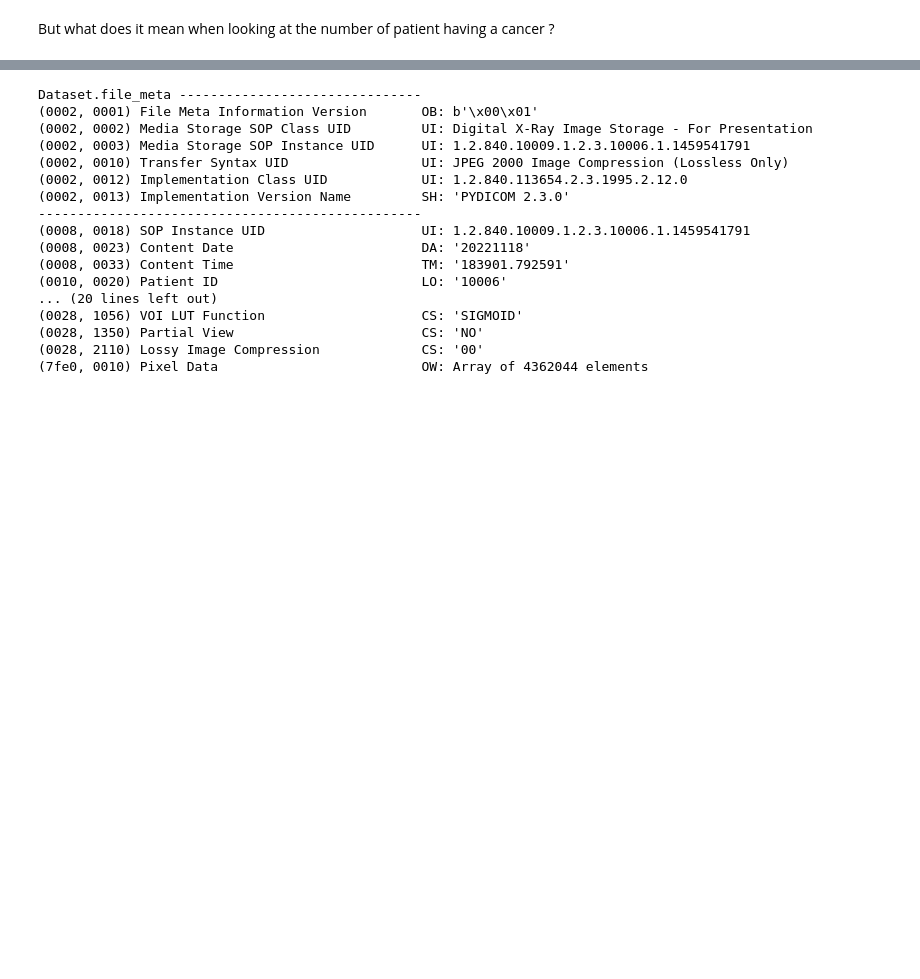
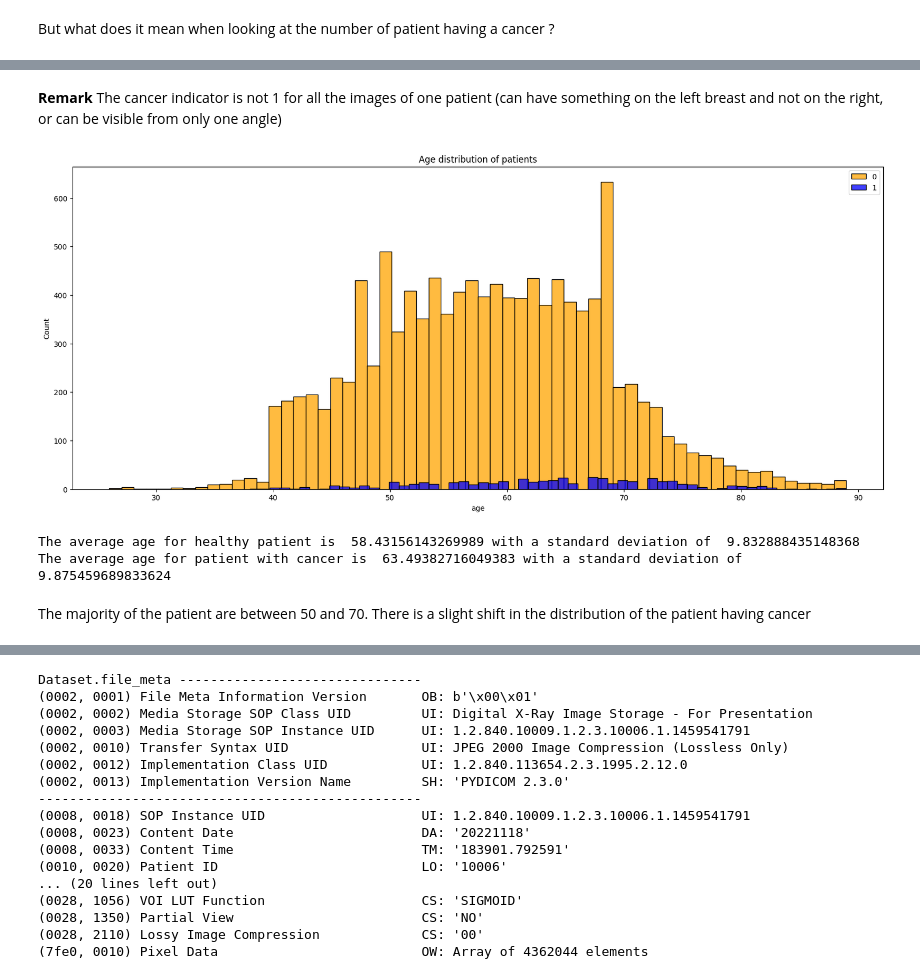
Before and after one commit to baptistebignaud/Screening-Mammography-Breast-Cancer-Detection, a Jupyter notebook: notebooks/EDA.ipynb, the cells around one changed output, grey strips where cells are left out. Cells and saved outputs as stored; diff of their text form; code cells hidden in the pictures; blank space fills up the shorter version.

Commit message:
Add test.csv + minor changes EDA

```diff
--- a/notebooks/EDA.ipynb
+++ b/notebooks/EDA.ipynb
@@ -57,3 +100,26 @@ plt.title("Distribution of target among patients")
+# %% [markdown]
+**Remark** The cancer indicator is not 1 for all the images of one patient (can have something on the left breast and not on the right, or can be visible from only one angle)
+# %%
+ages = train_csv.groupby('patient_id')['cancer','age'].apply(lambda l:np.max(l))
+
+ages_cancer = test[test.cancer==1].age
+ages_healthy = test[test.cancer==0].age
+plt.figure(figsize=(20,8))
+
+sns.histplot(ages_healthy, color='orange', bins=60,label='0')
+sns.histplot(ages_cancer,color='blue',bins=60,label='1')
+plt.legend()
+plt.title('Age distribution of patients');
+# %% [output]
+[figure, added]
+# %%
+print("The average age for healthy patient is ", ages_healthy.mean(), "with a standard deviation of ",ages_healthy.std())
+print("The average age for patient with cancer is ", ages_cancer.mean(),"with a standard deviation of ",ages_cancer.std())
+# %% [output]
+The average age for healthy patient is  58.43156143269989 with a standard deviation of  9.832888435148368
+The average age for patient with cancer is  63.49382716049383 with a standard deviation of  9.875459689833624
+# %% [markdown]
+The majority of the patient are between 50 and 70. There is a slight shift in the distribution of the patient having cancer
 # %% [markdown]
 ### DICOM image format overview
 
```
Also changed, not shown: parts of 9 cells of this notebook, 1 other file.
